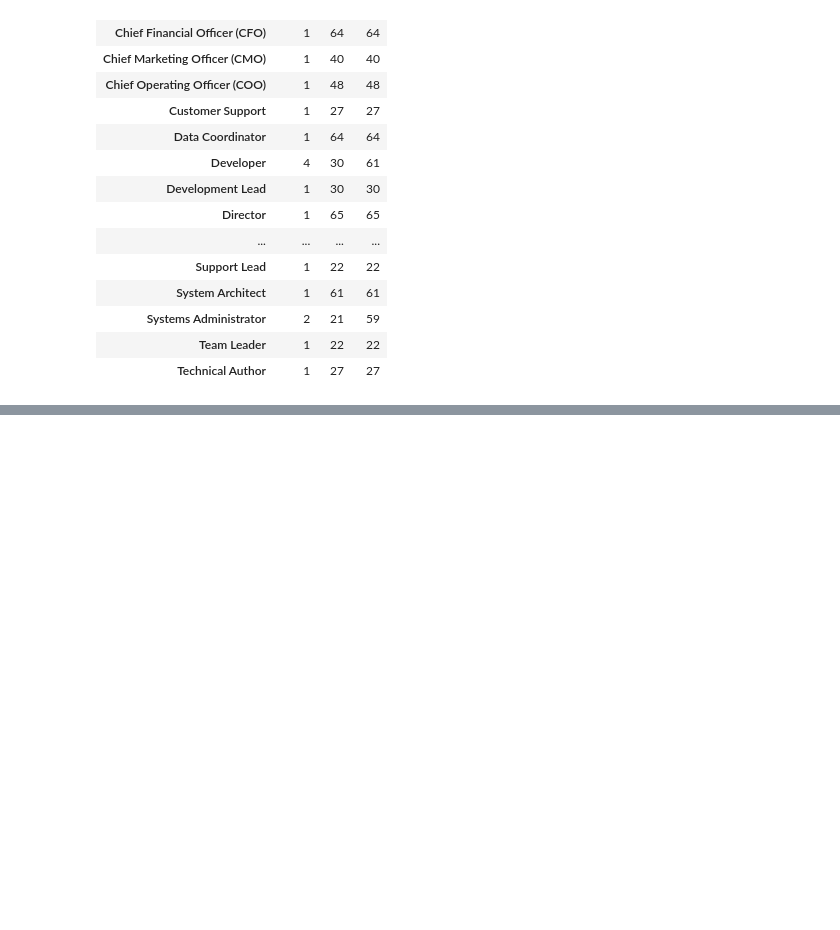
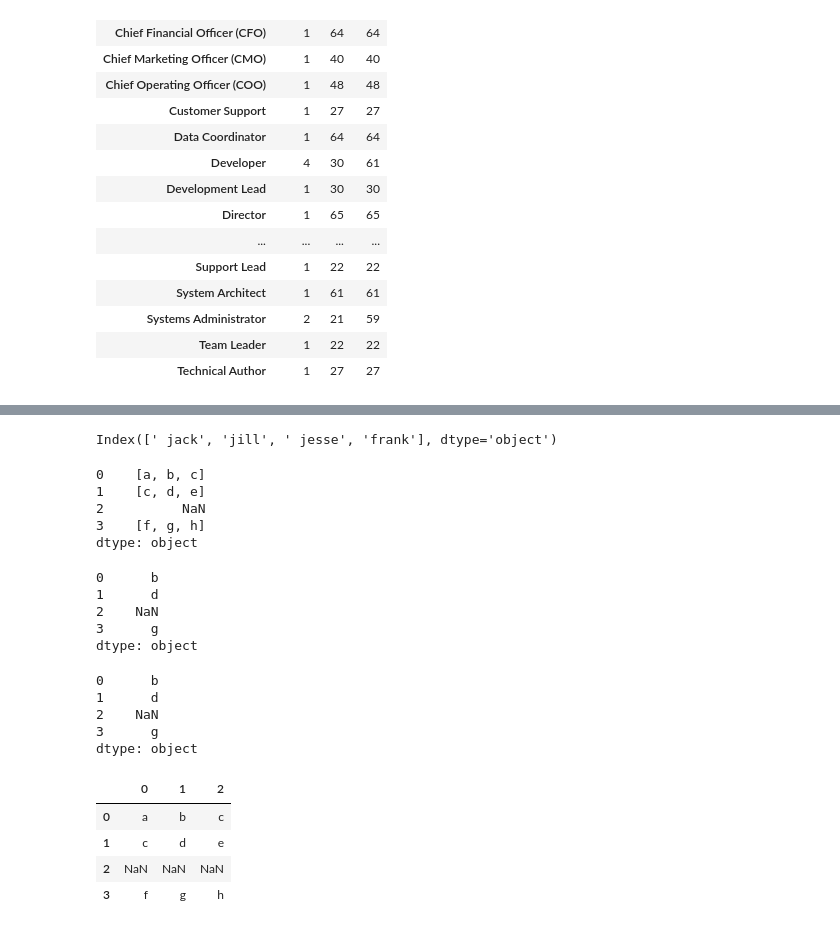
Before and after one commit to udaytak/DataScience-Basics, a Jupyter notebook: 02_Basic Data Operations.ipynb, the cells around one changed output, grey strips where cells are left out. Drawn from its saved outputs; the diff is of its cells as text; code cells hidden in the pictures; blank space fills up the shorter version.

```diff
--- a/02_Basic Data Operations.ipynb
+++ b/02_Basic Data Operations.ipynb
@@ -394,0 +443,4 @@ employee.groupby('Position').Age.agg(['count','min','max']) #set of aggregation
+# %%
+idx.str.rstrip()
+# %% [output]
+Index([' jack', 'jill', ' jesse', 'frank'], dtype='object')
@@ -394,0 +449,33 @@ employee.groupby('Position').Age.agg(['count','min','max']) #set of aggregation
+# %%
+s2 = pd.Series(['a_b_c', 'c_d_e', np.nan, 'f_g_h'], dtype="str")
+s2.str.split('_') #split
+# %% [output]
+0    [a, b, c]
+1    [c, d, e]
+2          NaN
+3    [f, g, h]
+dtype: object
+# %%
+s2.str.split('_').str.get(1) #split, get 1st index
+# %% [output]
+0      b
+1      d
+2    NaN
+3      g
+dtype: object
+# %%
+s2.str.split('_').str[1] #split, get 1st index - str object
+# %% [output]
+0      b
+1      d
+2    NaN
+3      g
+dtype: object
+# %%
+s2.str.split('_', expand=True) #str with expand
+# %% [output]
+|  | 0 | 1 | 2 |
+| 0 | a | b | c |
+| 1 | c | d | e |
+| 2 | NaN | NaN | NaN |
+| 3 | f | g | h |
```
Also changed, not shown: parts of 64 cells of this notebook.
